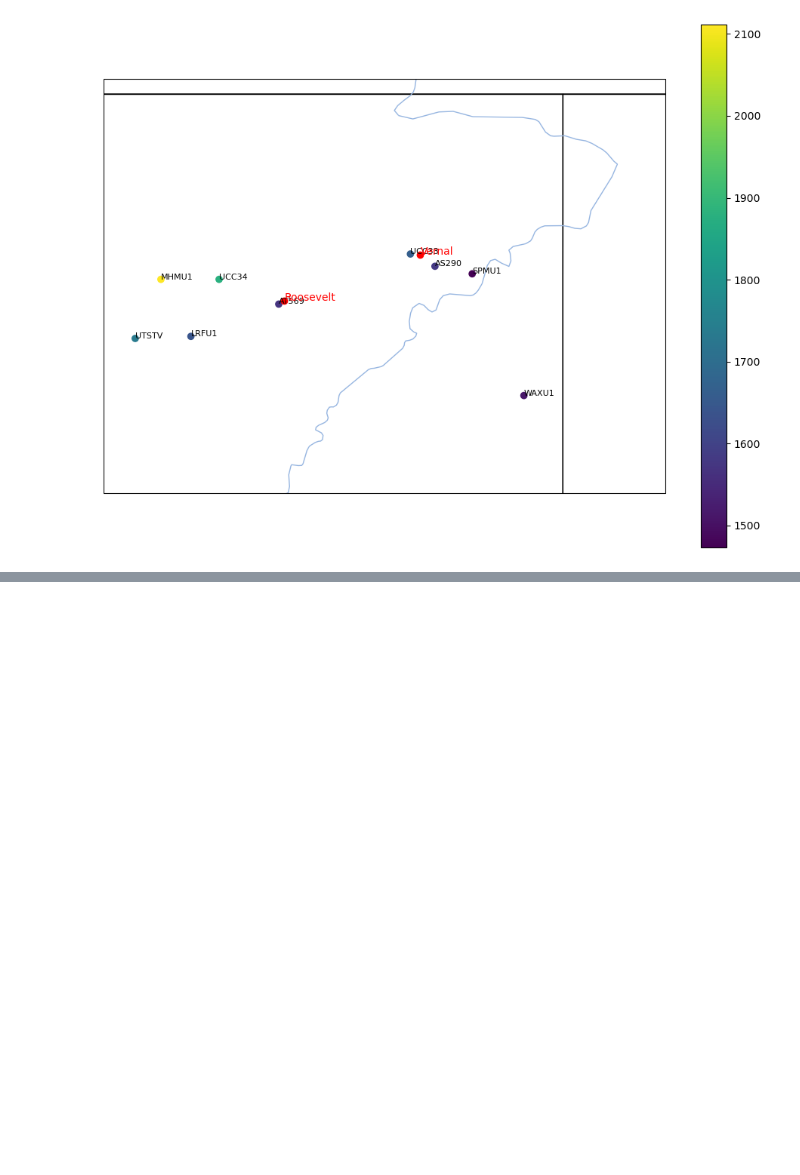
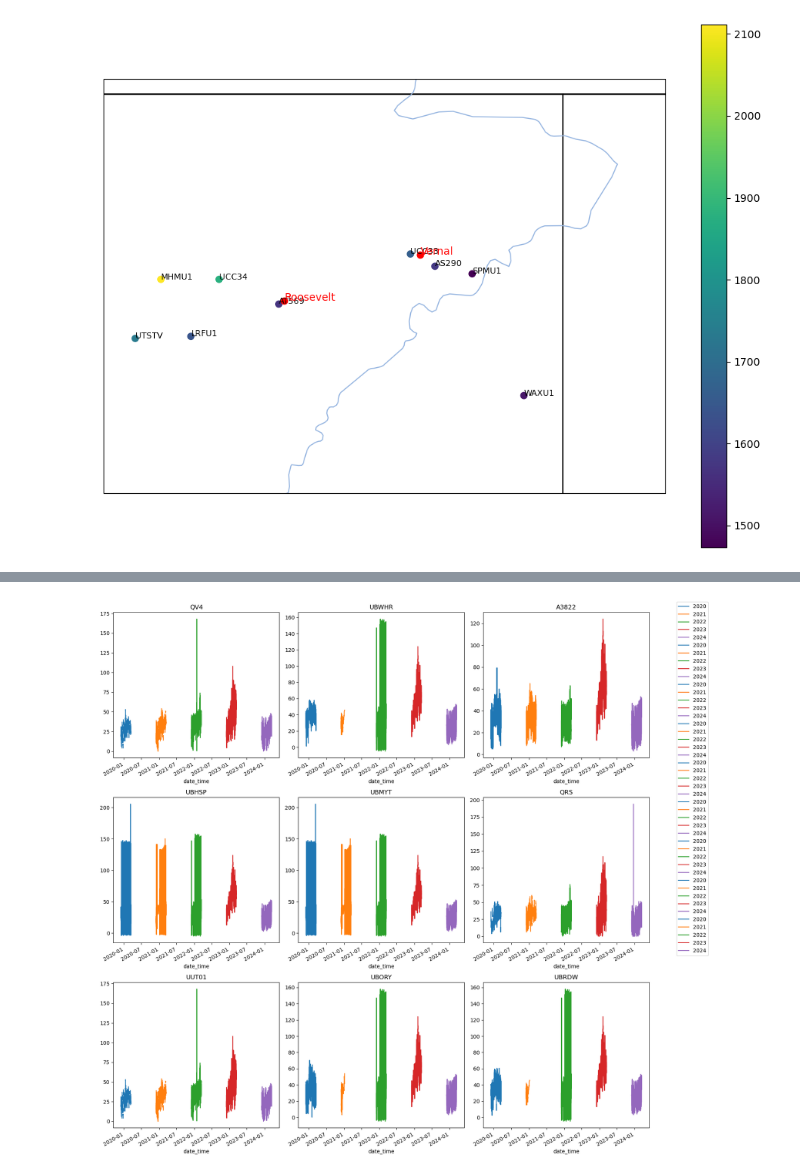
Before and after one commit to Bingham-Research-Center/clyfar, a Jupyter notebook: obs/messing_with_synoptic_data.ipynb, the cells around one changed output, grey strips where cells are left out. Saved outputs shown, nothing was run; the diff lists cells and outputs as text; code cells hidden in the pictures; blank space fills up the shorter version.

```diff
--- a/obs/messing_with_synoptic_data.ipynb
+++ b/obs/messing_with_synoptic_data.ipynb
@@ -362,0 +393,5 @@ plot_variable_by_years(data_path, common_stids, years[-5:], vrbl)
+# %%
+ozone_stids = [stid for stid in common_stids if "UBRB" not in stid]
+plot_variable_by_years(data_path, ozone_stids, years[-5:], "ozone_concentration")
+# %% [output]
+[figure, added]
```
Also changed, not shown: parts of 18 cells of this notebook.
